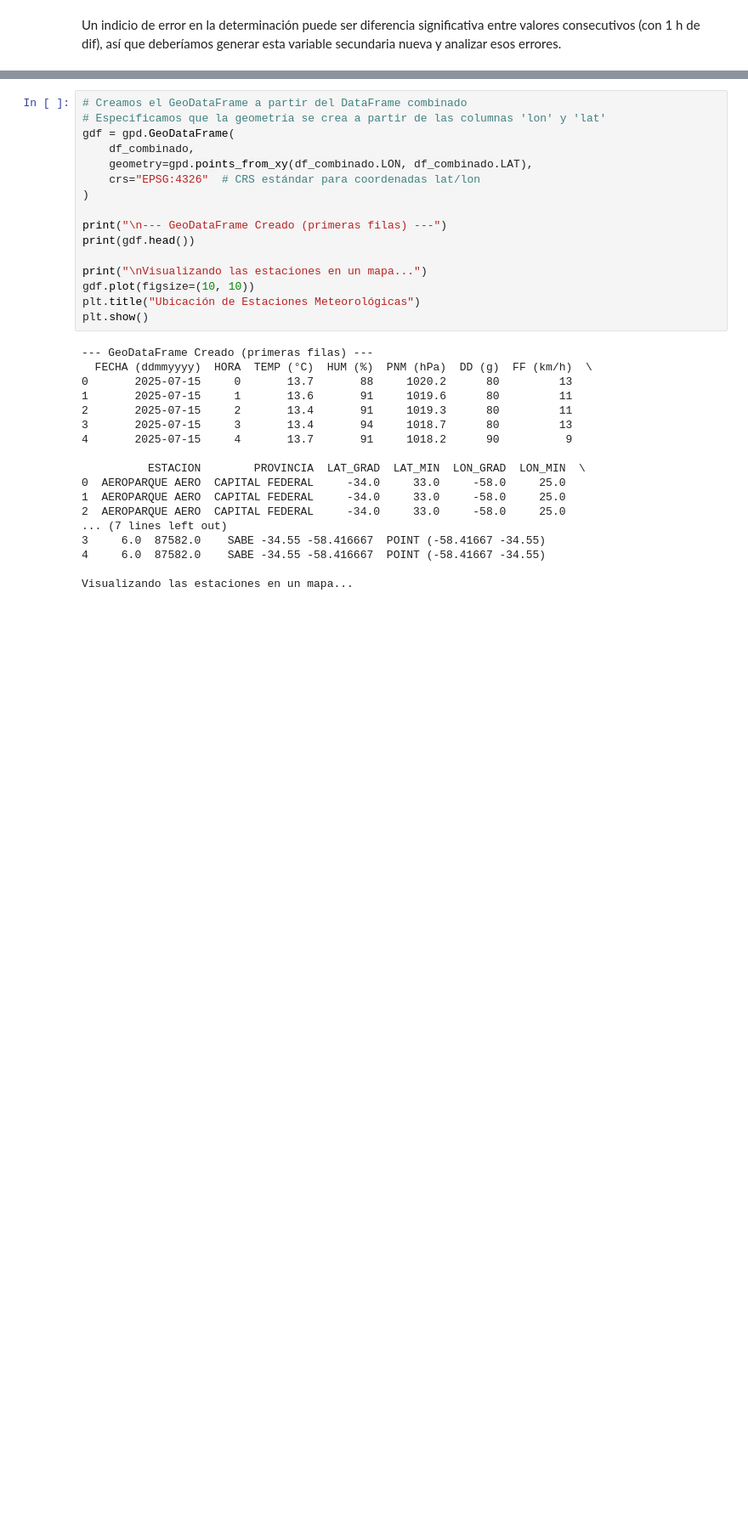
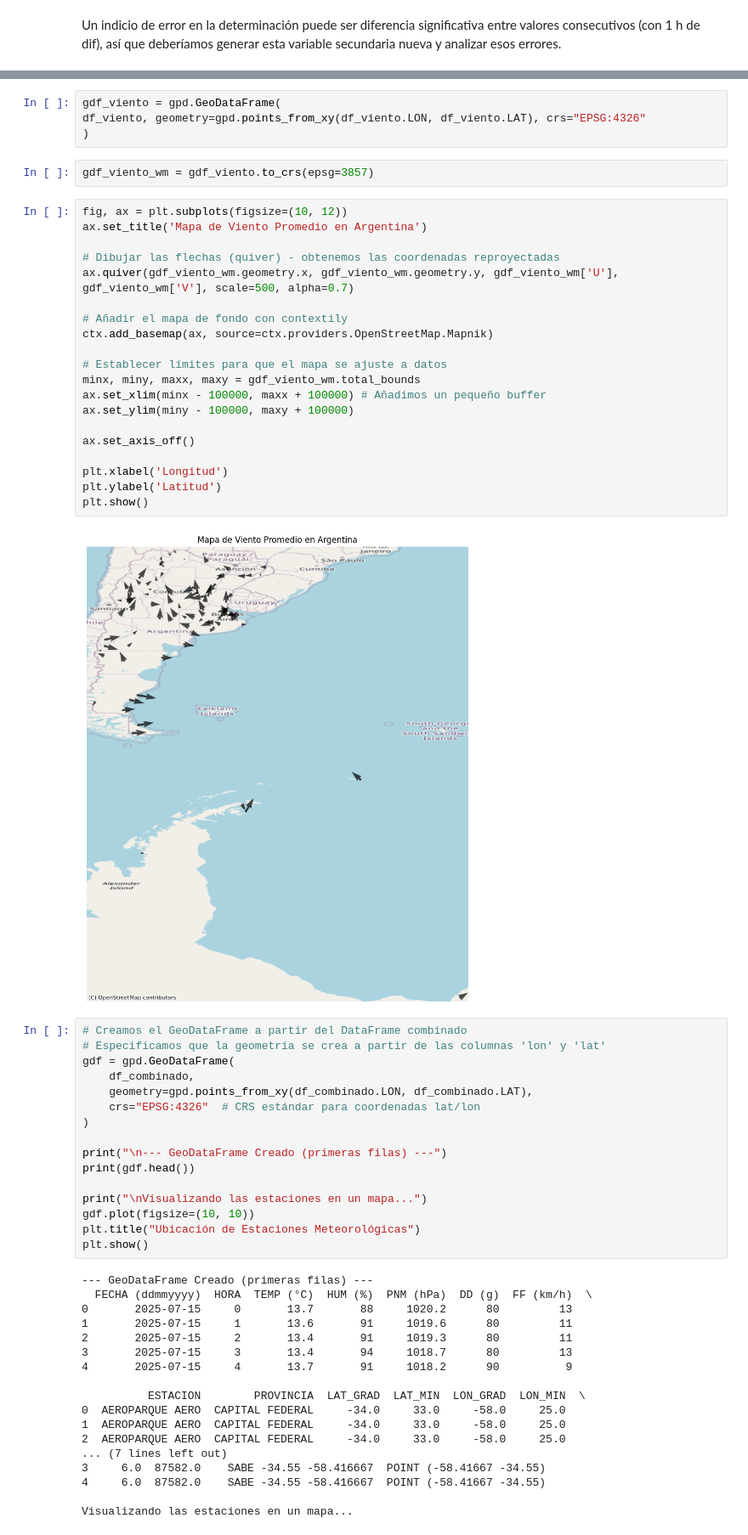
Before and after one commit to danisa-loop/AnalisisDatos_JUL2025_CEIA, a Jupyter notebook: tp1_EDA.ipynb, the cells around one changed output, grey strips where cells are left out. Shown at 85% size. Saved outputs shown, nothing was run; the diff lists cells and outputs as text; blank space fills up the shorter version.

```diff
--- a/tp1_EDA.ipynb
+++ b/tp1_EDA.ipynb
@@ -420,3 +457,31 @@ Un indicio de error en la determinación puede ser diferencia significativa entr
+# %%
+gdf_viento = gpd.GeoDataFrame(
+df_viento, geometry=gpd.points_from_xy(df_viento.LON, df_viento.LAT), crs="EPSG:4326"
+)
+# %%
+gdf_viento_wm = gdf_viento.to_crs(epsg=3857)
+# %%
+fig, ax = plt.subplots(figsize=(10, 12))
+ax.set_title('Mapa de Viento Promedio en Argentina')
+
+# Dibujar las flechas (quiver) - obtenemos las coordenadas reproyectadas
+ax.quiver(gdf_viento_wm.geometry.x, gdf_viento_wm.geometry.y, gdf_viento_wm['U'], gdf_viento_wm['V'], scale=500, alpha=0.7)
+
+# Añadir el mapa de fondo con contextily
+ctx.add_basemap(ax, source=ctx.providers.OpenStreetMap.Mapnik)
+
+# Establecer límites para que el mapa se ajuste a datos
+minx, miny, maxx, maxy = gdf_viento_wm.total_bounds
+ax.set_xlim(minx - 100000, maxx + 100000) # Añadimos un pequeño buffer
+ax.set_ylim(miny - 100000, maxy + 100000)
+
+ax.set_axis_off()
+
+plt.xlabel('Longitud')
+plt.ylabel('Latitud')
+plt.show()
+# %% [output]
+[figure, added]
 # %%
 # Creamos el GeoDataFrame a partir del DataFrame combinado
 # Especificamos que la geometría se crea a partir de las columnas 'lon' y 'lat'
```
Also changed, not shown: parts of 5 cells of this notebook.
